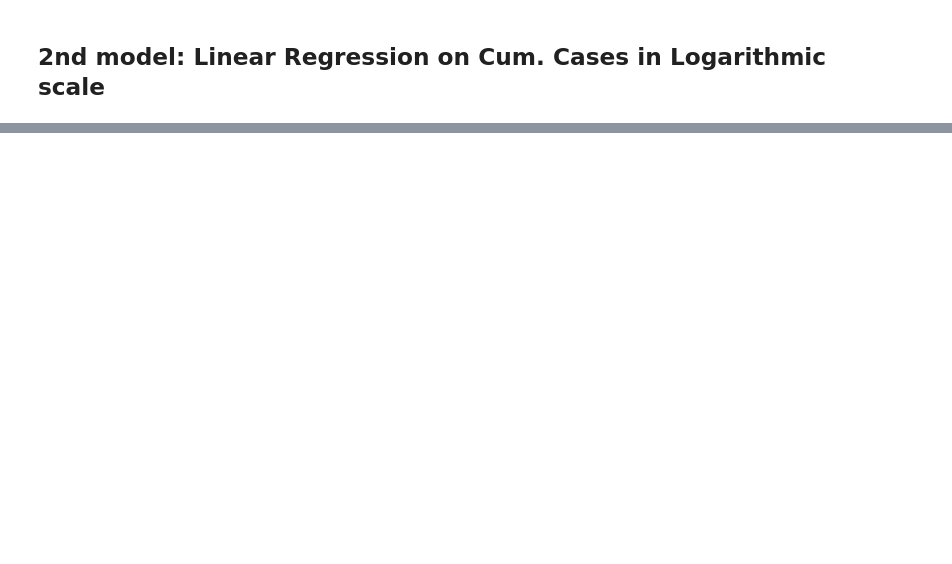
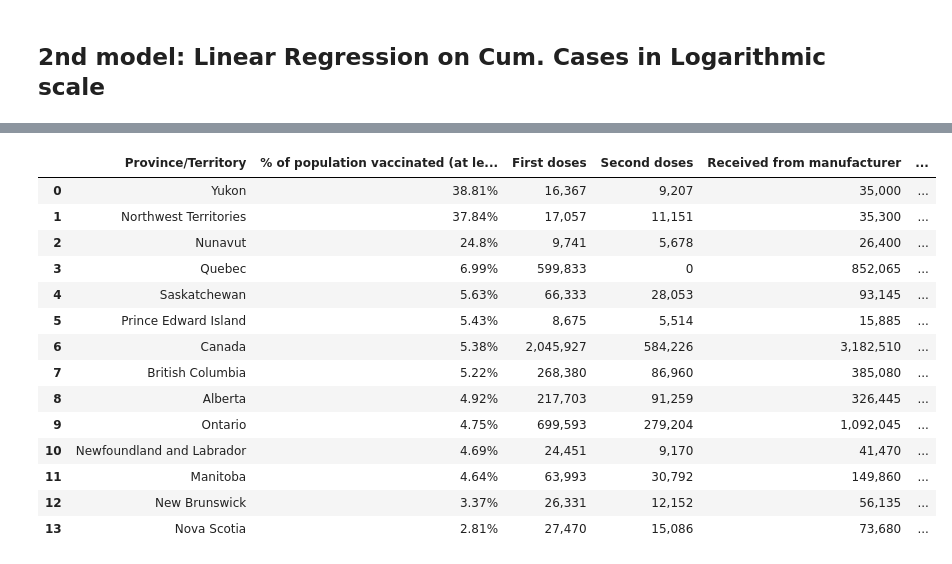
Before and after one commit to twiskle/covid19_data, a Jupyter notebook: covid19_model_canada.ipynb, the cells around one changed output, grey strips where cells are left out. Saved outputs shown, nothing was run; the diff lists cells and outputs as text; code cells hidden in the pictures; blank space fills up the shorter version.

```diff
--- a/covid19_model_canada.ipynb
+++ b/covid19_model_canada.ipynb
@@ -461,0 +619,14 @@ for cur_df in df[0:1][:]:
+# %%
+#Specify Search URL
+url='https://www.ctvnews.ca/health/coronavirus/coronavirus-vaccine-tracker-how-many-people-in-canada-have-received-shots-1.5247509'
+#url='https://www.python.org'
+
+#old xpath
+# xpath2_header = '//*[@id="responsive_main"]/section/div/div/div[2]/div[1]/div[2]/div/div[5]/table/thead/th'
+# xpath2_content = '//*[@id="responsive_main"]/section/div/div/div[2]/div[1]/div[2]/div/div[5]/table/tbody/tr'
+#paths updated on March 6th
+xpath2_header = '//*[@id="responsive_main"]/section/div/div/div[2]/div[1]/div[2]/div/div[4]/table/thead/th'
+xpath2_content = '//*[@id="responsive_main"]/section/div/div/div[2]/div[1]/div[2]/div/div[4]/table/tbody/tr'
+
+#Extract data and store into a dataframe
+df_vac = extract_table2(url, xpath2_header, xpath2_content)
@@ -461,0 +640,18 @@ for cur_df in df[0:1][:]:
+# %%
+df_vac
+# %% [output]
+|  | Province/Territory | % of population vaccinated (at le... | First doses | Second doses | Received from manufacturer | ... |
+| 0 | Yukon | 38.81% | 16,367 | 9,207 | 35,000 | ... |
+| 1 | Northwest Territories | 37.84% | 17,057 | 11,151 | 35,300 | ... |
+| 2 | Nunavut | 24.8% | 9,741 | 5,678 | 26,400 | ... |
+| 3 | Quebec | 6.99% | 599,833 | 0 | 852,065 | ... |
+| 4 | Saskatchewan | 5.63% | 66,333 | 28,053 | 93,145 | ... |
+| 5 | Prince Edward Island | 5.43% | 8,675 | 5,514 | 15,885 | ... |
+| 6 | Canada | 5.38% | 2,045,927 | 584,226 | 3,182,510 | ... |
+| 7 | British Columbia | 5.22% | 268,380 | 86,960 | 385,080 | ... |
+| 8 | Alberta | 4.92% | 217,703 | 91,259 | 326,445 | ... |
+| 9 | Ontario | 4.75% | 699,593 | 279,204 | 1,092,045 | ... |
+| 10 | Newfoundland and Labrador | 4.69% | 24,451 | 9,170 | 41,470 | ... |
+| 11 | Manitoba | 4.64% | 63,993 | 30,792 | 149,860 | ... |
+| 12 | New Brunswick | 3.37% | 26,331 | 12,152 | 56,135 | ... |
+| 13 | Nova Scotia | 2.81% | 27,470 | 15,086 | 73,680 | ... |
```
Also changed, not shown: parts of 15 cells of this notebook.
